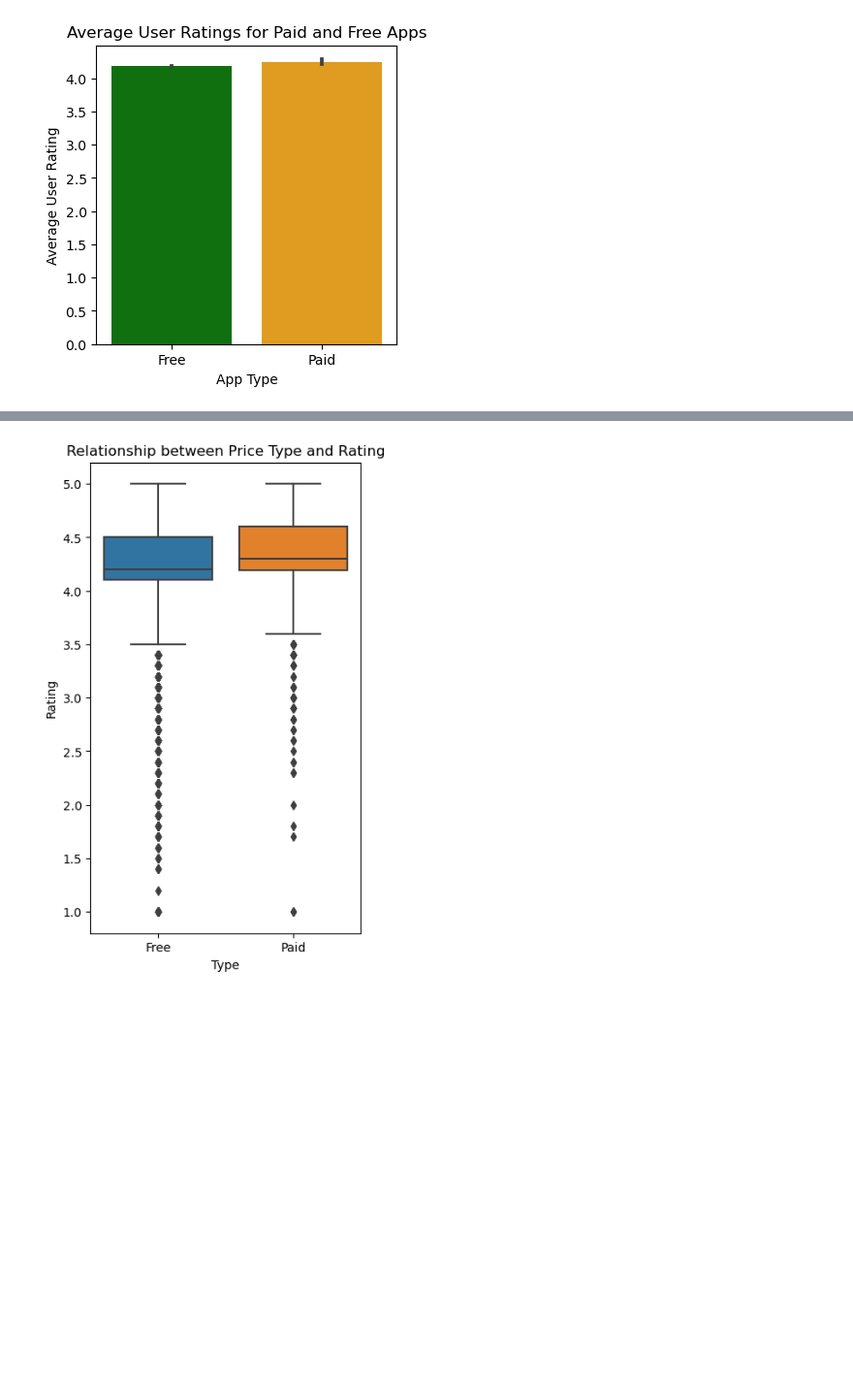
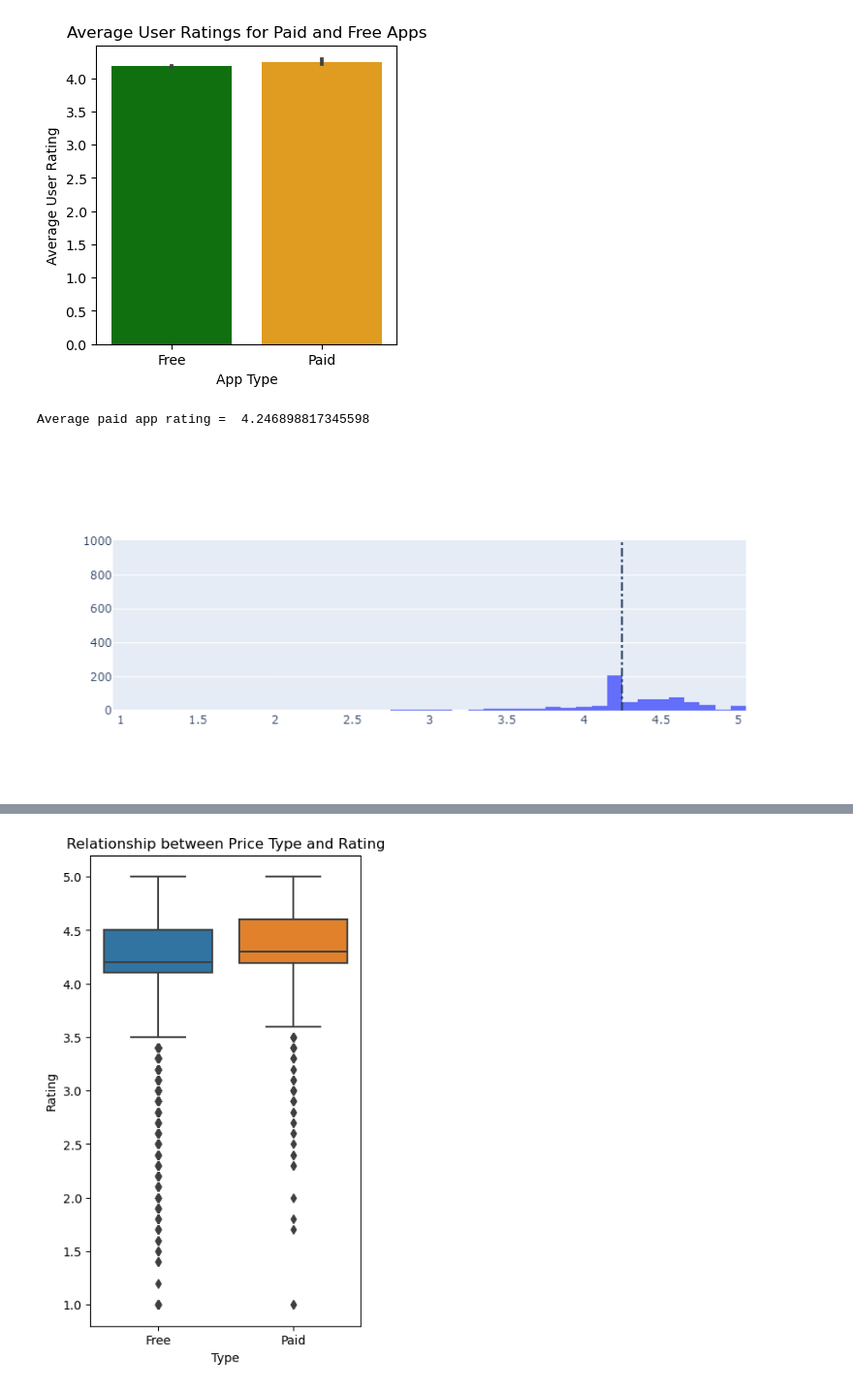
Before and after one commit to Yairvedaniel/project1, a Jupyter notebook: googleplaystoreproject_ogen.ipynb, the cells around one changed output, grey strips where cells are left out. Shown at 97% size. Cells and saved outputs as stored; diff of their text form; code cells hidden in the pictures; blank space fills up the shorter version.

```diff
--- a/googleplaystoreproject_ogen.ipynb
+++ b/googleplaystoreproject_ogen.ipynb
@@ -450,3 +517,31 @@ plt.ylabel('Average User Rating')
 plt.show()
 # %% [output]
 [figure]
+# %%
+# Average rating of apps
+paid_apps = apps[apps["Type"] == "Paid"]
+free_apps = apps[apps["Type"] == "Free"]
+avg_paid_app_rating = paid_apps["Rating"].mean()
+avg_free_app_rating = free_apps["Rating"].mean()
+print('Average paid app rating = ', avg_paid_app_rating)
+
+# Distribution of apps according to their ratings
+data = [go.Histogram(
+        x = paid_apps['Rating']
+)]
+
+# Vertical dashed line to indicate the average app rating
+layout = {'shapes': [{
+              'type' :'line',
+              'x0': avg_paid_app_rating,
+              'y0': 0,
+              'x1': avg_paid_app_rating,
+              'y1': 1000,
+              'line': { 'dash': 'dashdot'}
+          }]
+          }
+
+plotly.offline.iplot({'data': data, 'layout': layout})
+# %% [output]
+Average paid app rating =  4.246898817345598
+[figure, added]
```
Also changed, not shown: parts of 20 cells of this notebook.
